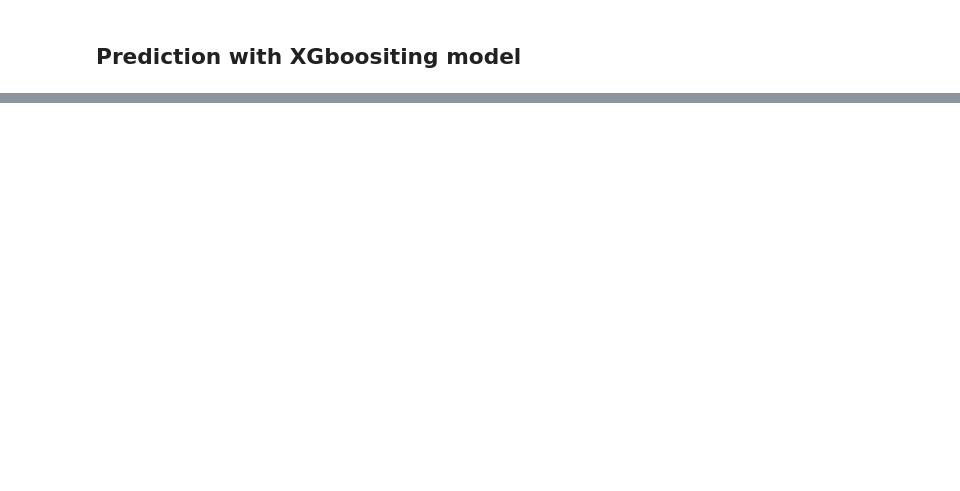
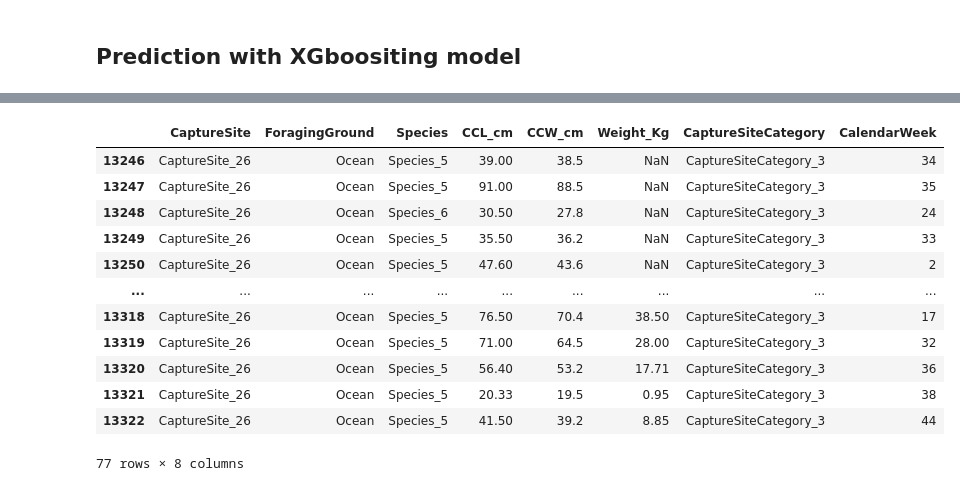
Before and after one commit to anakraskov/Turtles-ML-project, a Jupyter notebook: xgboosting_Prediction.ipynb, the cells around one changed output, grey strips where cells are left out. Saved outputs shown, nothing was run; the diff lists cells and outputs as text; code cells hidden in the pictures; blank space fills up the shorter version.

```diff
--- a/xgboosting_Prediction.ipynb
+++ b/xgboosting_Prediction.ipynb
@@ -13,0 +30,17 @@ df = pd.read_csv("data/turtles_cleaned.csv")
+# %%
+df_2 = df.loc[df["CaptureSiteCategory"] == "CaptureSiteCategory_3"].copy()
+df_2
+# %% [output]
+|  | CaptureSite | ForagingGround | Species | CCL_cm | CCW_cm | Weight_Kg | CaptureSiteCategory | CalendarWeek |
+| 13246 | CaptureSite_26 | Ocean | Species_5 | 39.00 | 38.5 | NaN | CaptureSiteCategory_3 | 34 |
+| 13247 | CaptureSite_26 | Ocean | Species_5 | 91.00 | 88.5 | NaN | CaptureSiteCategory_3 | 35 |
+| 13248 | CaptureSite_26 | Ocean | Species_6 | 30.50 | 27.8 | NaN | CaptureSiteCategory_3 | 24 |
+| 13249 | CaptureSite_26 | Ocean | Species_5 | 35.50 | 36.2 | NaN | CaptureSiteCategory_3 | 33 |
+| 13250 | CaptureSite_26 | Ocean | Species_5 | 47.60 | 43.6 | NaN | CaptureSiteCategory_3 | 2 |
+| ... | ... | ... | ... | ... | ... | ... | ... | ... |
+| 13318 | CaptureSite_26 | Ocean | Species_5 | 76.50 | 70.4 | 38.50 | CaptureSiteCategory_3 | 17 |
+| 13319 | CaptureSite_26 | Ocean | Species_5 | 71.00 | 64.5 | 28.00 | CaptureSiteCategory_3 | 32 |
+| 13320 | CaptureSite_26 | Ocean | Species_5 | 56.40 | 53.2 | 17.71 | CaptureSiteCategory_3 | 36 |
+| 13321 | CaptureSite_26 | Ocean | Species_5 | 20.33 | 19.5 | 0.95 | CaptureSiteCategory_3 | 38 |
+| 13322 | CaptureSite_26 | Ocean | Species_5 | 41.50 | 39.2 | 8.85 | CaptureSiteCategory_3 | 44 |
+77 rows × 8 columns
```
Also changed, not shown: parts of 15 cells of this notebook.
